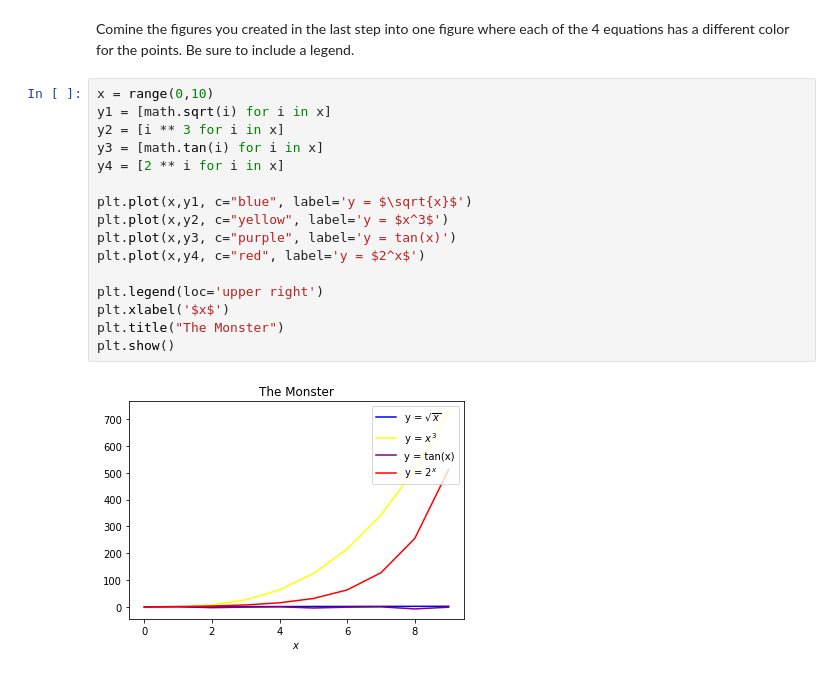
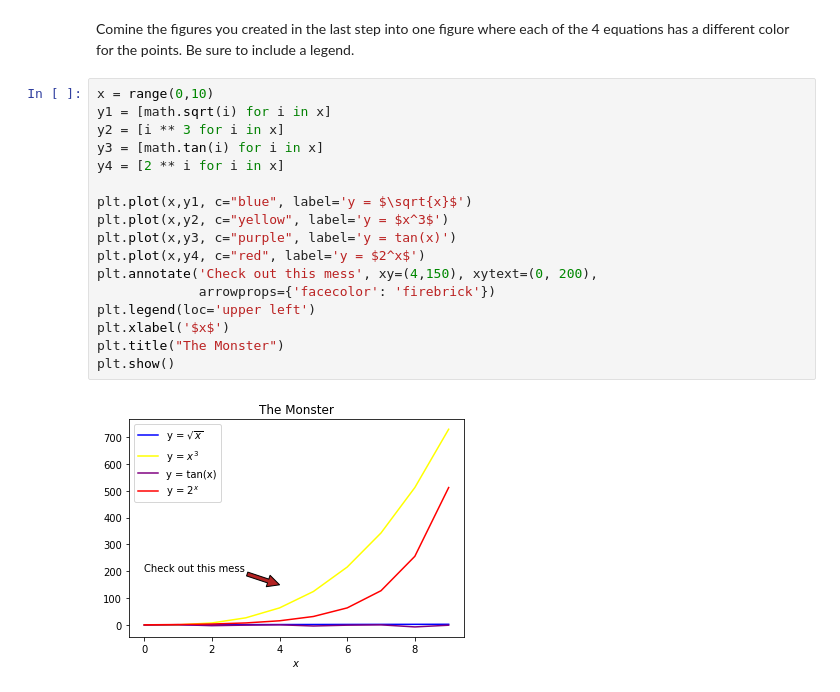
Before and after one commit to faithkane3/python-exercises, a Jupyter notebook: 4.6.1_matplotlib_exercises.ipynb, the cells around one changed output. Drawn from its saved outputs; the diff is of its cells as text.

```diff
--- a/4.6.1_matplotlib_exercises.ipynb
+++ b/4.6.1_matplotlib_exercises.ipynb
@@ -128,18 +125,19 @@ Comine the figures you created in the last step into one figure where each of th
 # %%
 x = range(0,10)
 y1 = [math.sqrt(i) for i in x]
 y2 = [i ** 3 for i in x]
 y3 = [math.tan(i) for i in x]
 y4 = [2 ** i for i in x]
 
 plt.plot(x,y1, c="blue", label='y = $\sqrt{x}$')
 plt.plot(x,y2, c="yellow", label='y = $x^3$')
 plt.plot(x,y3, c="purple", label='y = tan(x)')
 plt.plot(x,y4, c="red", label='y = $2^x$')
-
-plt.legend(loc='upper right')
+plt.annotate('Check out this mess', xy=(4,150), xytext=(0, 200),
+             arrowprops={'facecolor': 'firebrick'})
+plt.legend(loc='upper left')
 plt.xlabel('$x$')
 plt.title("The Monster")
 plt.show()
 # %% [output]
-[figure, old version]
+[figure, new version]
```
Also changed, not shown: parts of 4 cells of this notebook.
